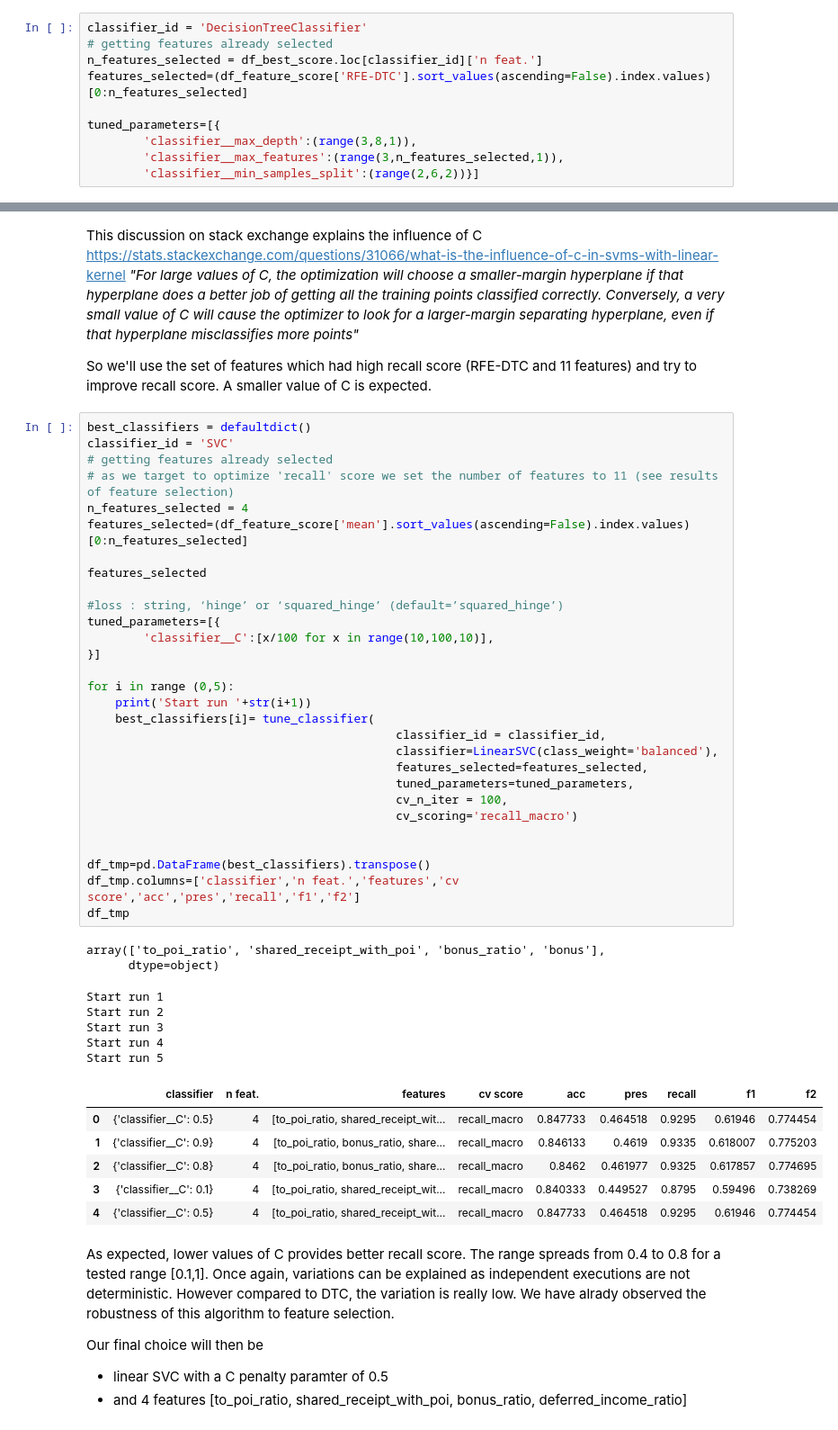
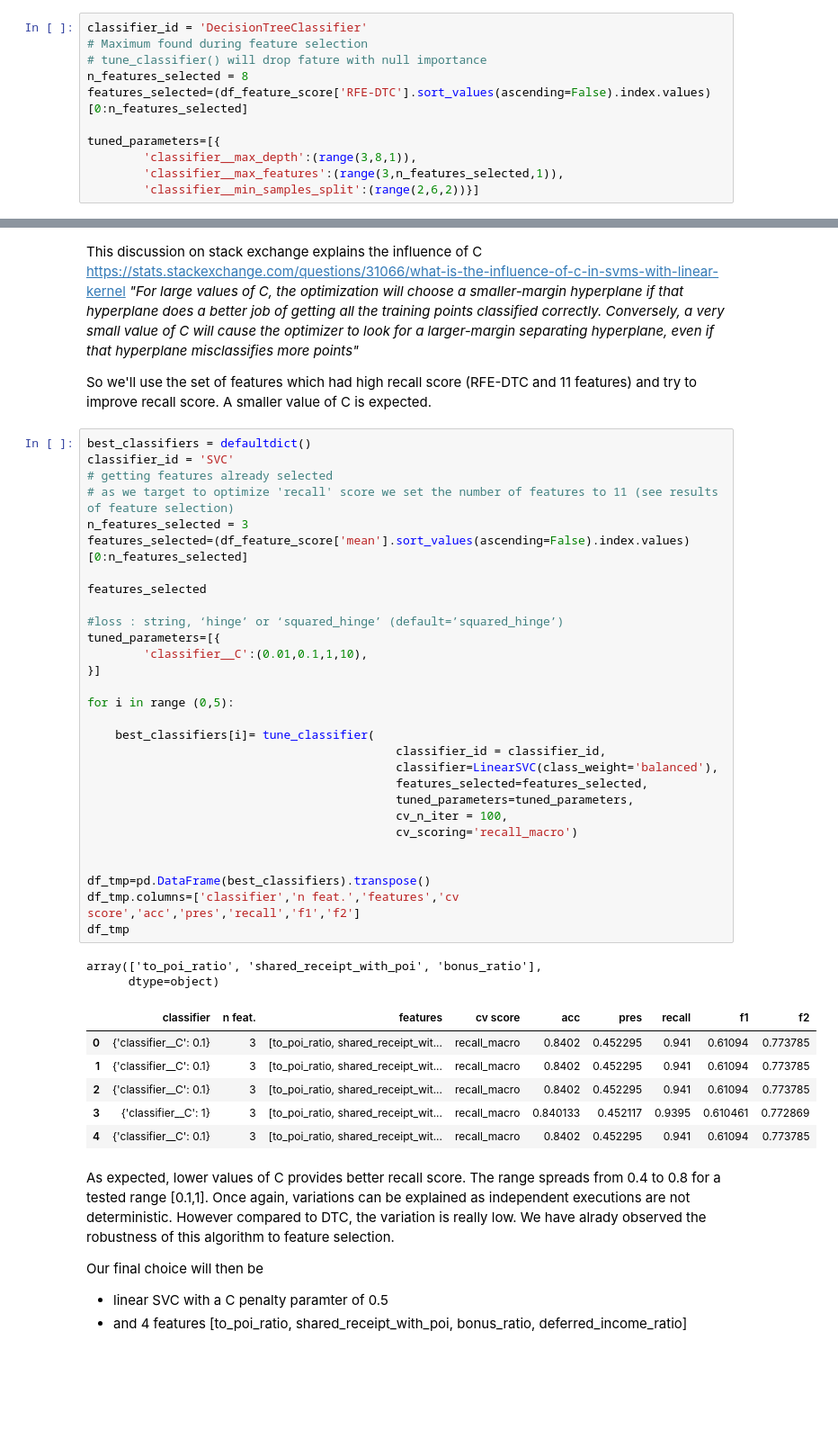
Before and after one commit to vincentteuliere/enron_fraud, a Jupyter notebook: final_project/explore.ipynb, the cells around one changed output, grey strips where cells are left out. Shown at 90% size. Saved outputs shown, nothing was run; the diff lists cells and outputs as text; blank space fills up the shorter version.

```diff
--- a/final_project/explore.ipynb
+++ b/final_project/explore.ipynb
@@ -1118,8 +1158,9 @@ def tune_classifier(classifier_id,classifier,features_selected,tuned_parameters,
     return [grid.best_params_,n_feat_tuned,features_tuned,cv_scoring,accuracy, precision, recall, f1, f2 ]
 # %%
 classifier_id = 'DecisionTreeClassifier'
-# getting features already selected
-n_features_selected = df_best_score.loc[classifier_id]['n feat.']
+# Maximum found during feature selection
+# tune_classifier() will drop fature with null importance
+n_features_selected = 8
 features_selected=(df_feature_score['RFE-DTC'].sort_values(ascending=False).index.values)[0:n_features_selected]
 
 tuned_parameters=[{
@@ -1193,46 +1234,41 @@ So we'll use the set of features which had high recall score (RFE-DTC and 11 fea
 # %%
 best_classifiers = defaultdict()
 classifier_id = 'SVC'
 # getting features already selected
 # as we target to optimize 'recall' score we set the number of features to 11 (see results of feature selection)
-n_features_selected = 4
+n_features_selected = 3
 features_selected=(df_feature_score['mean'].sort_values(ascending=False).index.values)[0:n_features_selected]
 
 features_selected
 
 #loss : string, ‘hinge’ or ‘squared_hinge’ (default=’squared_hinge’)
 tuned_parameters=[{
-        'classifier__C':[x/100 for x in range(10,100,10)],
+        'classifier__C':(0.01,0.1,1,10),
 }]
 
 for i in range (0,5):
-    print('Start run '+str(i+1))
+
     best_classifiers[i]= tune_classifier(
                                             classifier_id = classifier_id,
                                             classifier=LinearSVC(class_weight='balanced'),
                                             features_selected=features_selected,
                                             tuned_parameters=tuned_parameters,
                                             cv_n_iter = 100,
                                             cv_scoring='recall_macro')
 
 
 df_tmp=pd.DataFrame(best_classifiers).transpose()
 df_tmp.columns=['classifier','n feat.','features','cv score','acc','pres','recall','f1','f2']
 df_tmp
 # %% [output]
-array(['to_poi_ratio', 'shared_receipt_with_poi', 'bonus_ratio', 'bonus'],
+array(['to_poi_ratio', 'shared_receipt_with_poi', 'bonus_ratio'],
       dtype=object)
-Start run 1
-Start run 2
-Start run 3
-Start run 4
-Start run 5
 |  | classifier | n feat. | features | cv score | acc | pres | recall | f1 | f2 |
-| 0 | {'classifier__C': 0.5} | 4 | [to_poi_ratio, shared_receipt_wit... | recall_macro | 0.847733 | 0.464518 | 0.9295 | 0.61946 | 0.774454 |
-| 1 | {'classifier__C': 0.9} | 4 | [to_poi_ratio, bonus_ratio, share... | recall_macro | 0.846133 | 0.4619 | 0.9335 | 0.618007 | 0.775203 |
-| 2 | {'classifier__C': 0.8} | 4 | [to_poi_ratio, bonus_ratio, share... | recall_macro | 0.8462 | 0.461977 | 0.9325 | 0.617857 | 0.774695 |
-| 3 | {'classifier__C': 0.1} | 4 | [to_poi_ratio, shared_receipt_wit... | recall_macro | 0.840333 | 0.449527 | 0.8795 | 0.59496 | 0.738269 |
-| 4 | {'classifier__C': 0.5} | 4 | [to_poi_ratio, shared_receipt_wit... | recall_macro | 0.847733 | 0.464518 | 0.9295 | 0.61946 | 0.774454 |
+| 0 | {'classifier__C': 0.1} | 3 | [to_poi_ratio, shared_receipt_wit... | recall_macro | 0.8402 | 0.452295 | 0.941 | 0.61094 | 0.773785 |
+| 1 | {'classifier__C': 0.1} | 3 | [to_poi_ratio, shared_receipt_wit... | recall_macro | 0.8402 | 0.452295 | 0.941 | 0.61094 | 0.773785 |
+| 2 | {'classifier__C': 0.1} | 3 | [to_poi_ratio, shared_receipt_wit... | recall_macro | 0.8402 | 0.452295 | 0.941 | 0.61094 | 0.773785 |
+| 3 | {'classifier__C': 1} | 3 | [to_poi_ratio, shared_receipt_wit... | recall_macro | 0.840133 | 0.452117 | 0.9395 | 0.610461 | 0.772869 |
+| 4 | {'classifier__C': 0.1} | 3 | [to_poi_ratio, shared_receipt_wit... | recall_macro | 0.8402 | 0.452295 | 0.941 | 0.61094 | 0.773785 |
 # %% [markdown]
 As expected, lower values of C provides better recall score. The range spreads from 0.4 to 0.8 for a tested range [0.1,1]. Once again, variations can be explained as independent executions are not deterministic. However compared to DTC, the variation is really low. We have alrady observed the robustness of this algorithm to feature selection.
 
```
Also changed, not shown: parts of 15 cells of this notebook, 3 other files.
